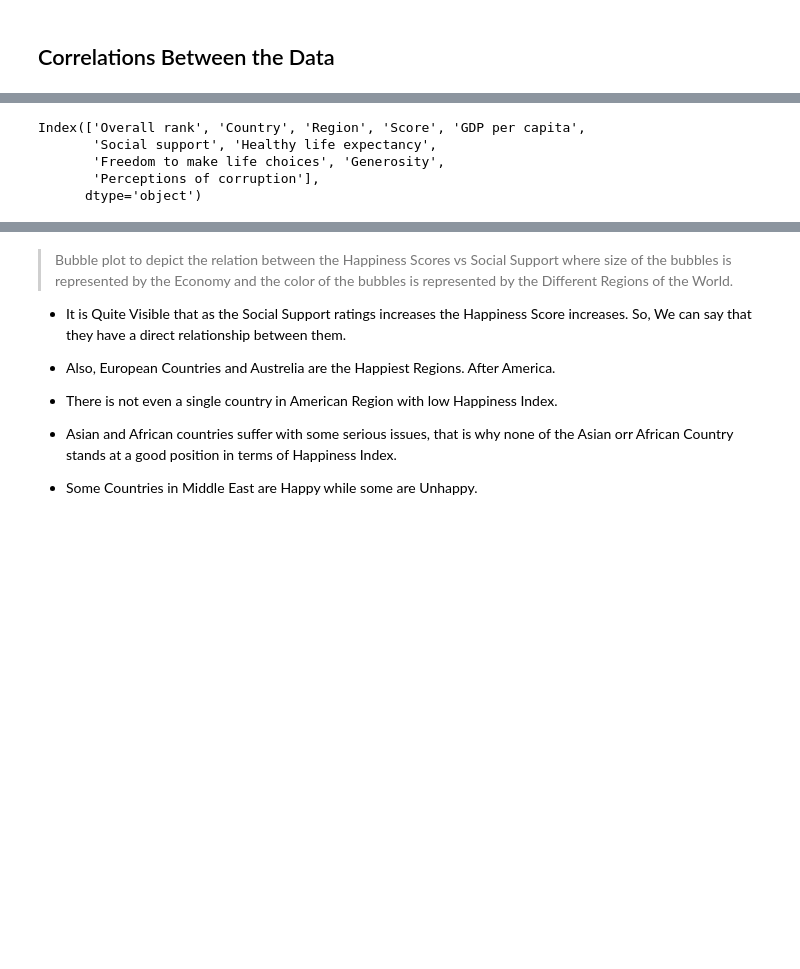
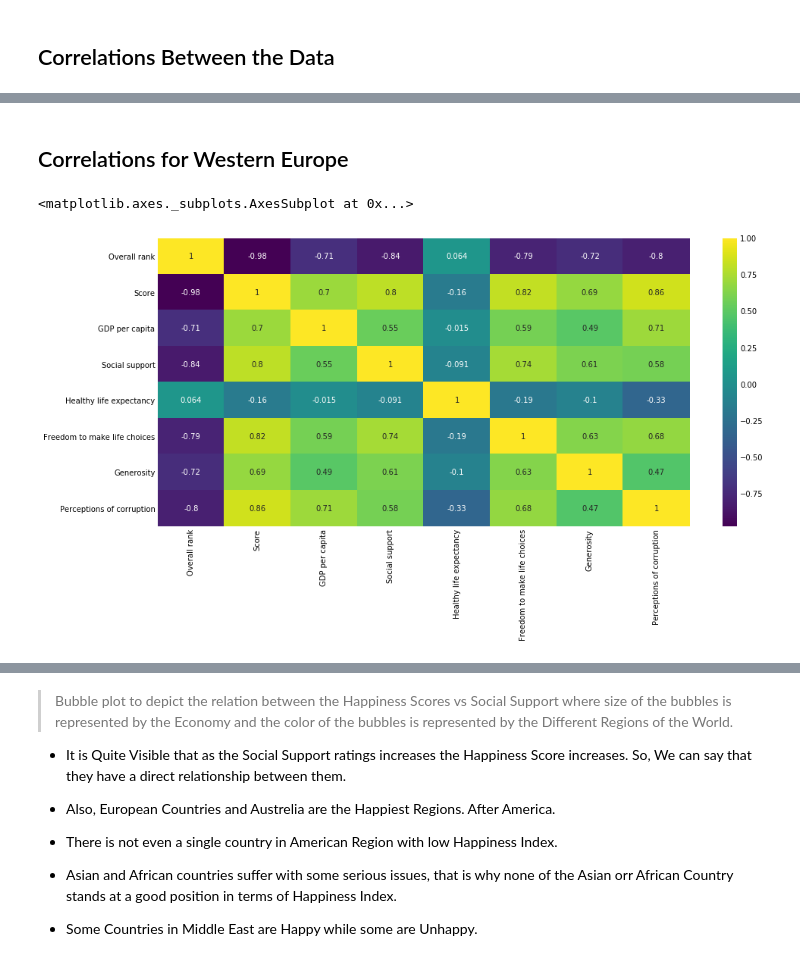
Before and after one commit to rakeshvangawar/World-Happiness-Report-2019, a Jupyter notebook: World Happiness Report.ipynb, the cells around one changed output, grey strips where cells are left out. Cells and saved outputs as stored; diff of their text form; code cells hidden in the pictures; blank space fills up the shorter version.

```diff
--- a/World Happiness Report.ipynb
+++ b/World Happiness Report.ipynb
@@ -265,8 +267,10 @@ sns.heatmap(df.corr(), annot=True)
-# %%
-df.columns
-# %% [output]
-Index(['Overall rank', 'Country', 'Region', 'Score', 'GDP per capita',
-       'Social support', 'Healthy life expectancy',
-       'Freedom to make life choices', 'Generosity',
-       'Perceptions of corruption'],
-      dtype='object')
+# %% [markdown]
+## Correlations for Western Europe
+# %%
+plt.figure(figsize=(14,7))
+
+d = df[df['Region'] == 'Western Europe']
+sns.heatmap(d.corr(), cmap = 'viridis', annot = True)
+# %% [output]
+<matplotlib.axes._subplots.AxesSubplot at 0x...>
+[figure, added]
```
Also changed, not shown: parts of 26 cells of this notebook, 6 other files.
